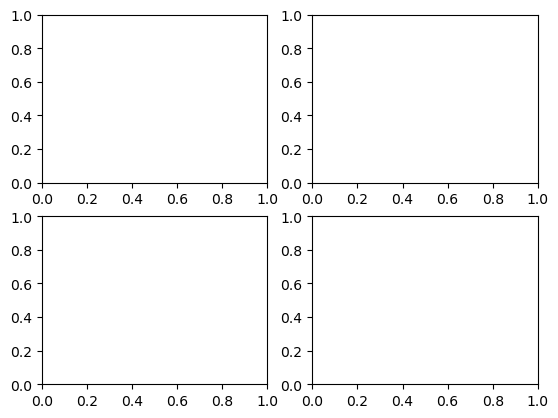
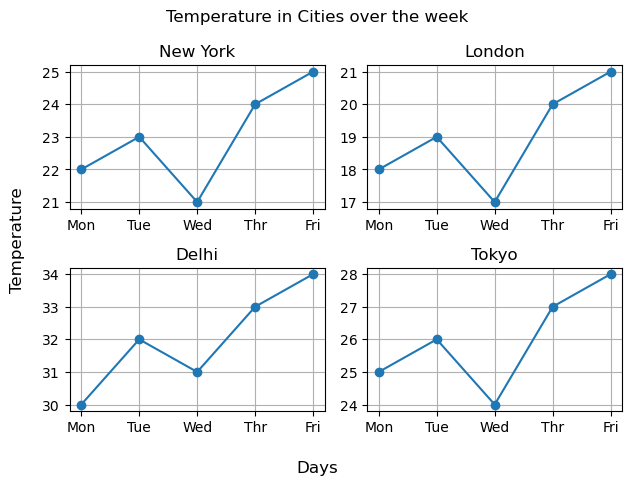
Unified diff of the notebook cell whose output changed from the first chart to the second:
--- before
+++ after
@@ -27,5 +27,5 @@
 axes = axes.flatten()
 for i,ax in enumerate(axes): # idx, val at idx
-    ax.plot(days, temperature[i], marker='o')
+    ax.plot(days, temperatures[i], marker='o')
     ax.set_title(cities[i])
     ax.grid(True)
@@ -34,3 +34,4 @@
 fig.supylabel("Temperature")
 fig.supxlabel("Days")
+
 fig.tight_layout()

Commit: Completed Data Visualization (Part 1 & Part 2)